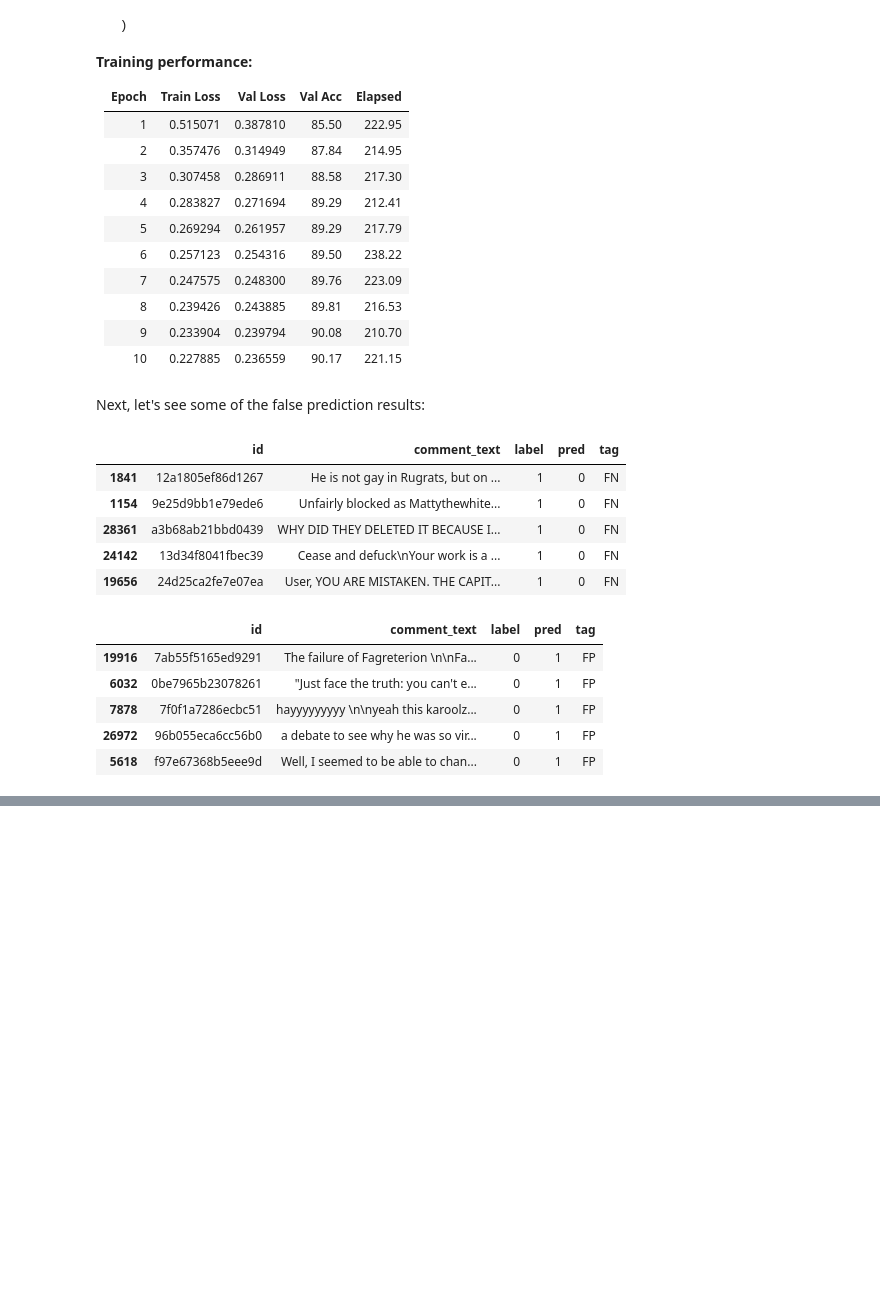
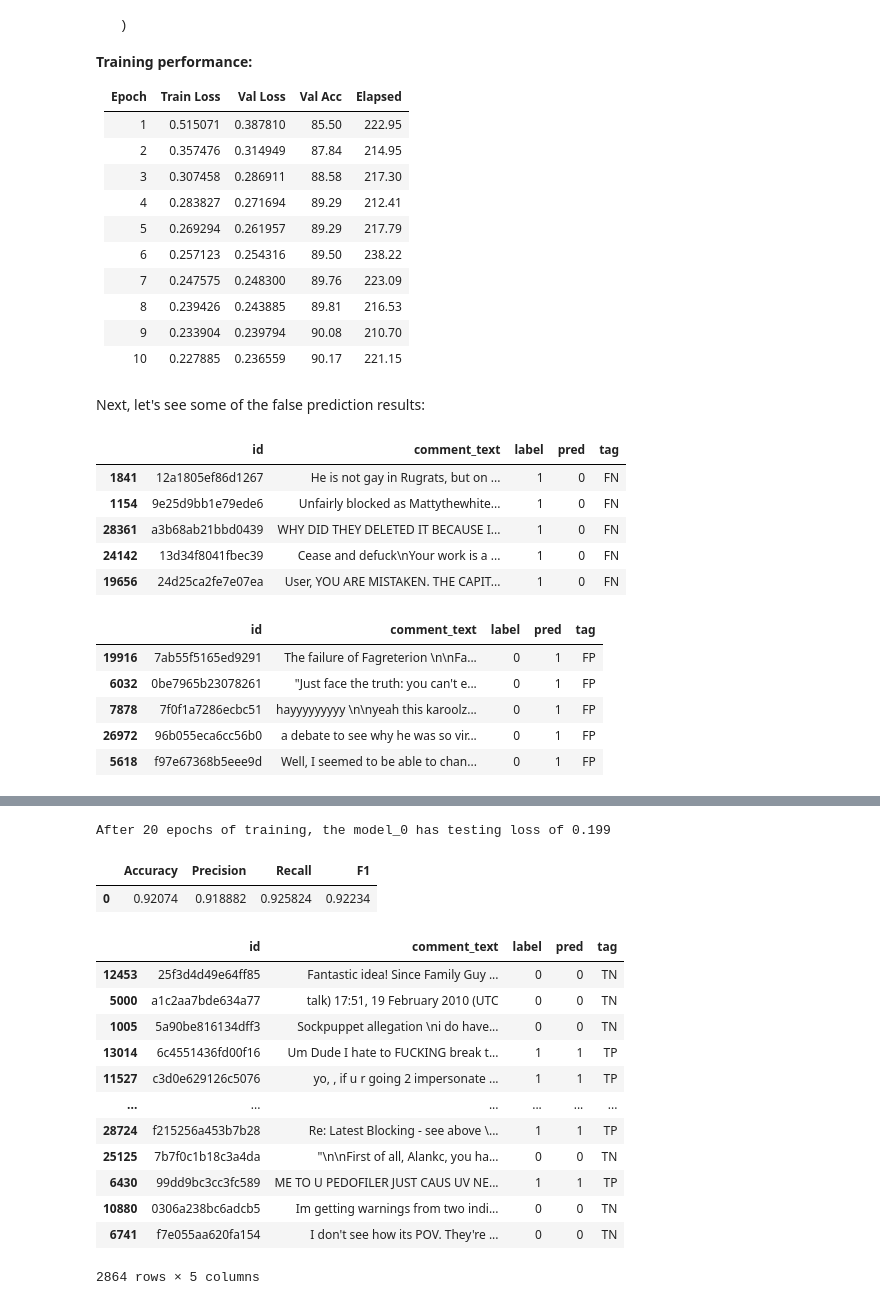
Before and after one commit to irsa-ashraf/toxic-language-filter, a Jupyter notebook: yifu/cnn/cnn_model.ipynb, the cells around one changed output, grey strips where cells are left out. Saved outputs shown, nothing was run; the diff lists cells and outputs as text; code cells hidden in the pictures; blank space fills up the shorter version.

```diff
--- a/yifu/cnn/cnn_model.ipynb
+++ b/yifu/cnn/cnn_model.ipynb
@@ -553,6 +560,14 @@ def get_predictions(model, test_dataloader):
     '''
     After the completion of each training epoch, measure the model's
     performance on our validation set.
+
+    Input:
+        model: best performed CNN_NLP model
+        test_dataloader: DataLoader for testing data
+
+    Return:
+        preds (list): predictions on testing data,
+        last batch might be dropped if not full
     '''
 
     model.eval()
@@ -581,6 +596,9 @@ def get_tag(row):
         label(0) - pred(0) = 0  ---> "TN" (excluding previous condition)
         label(0) - pred(1) = -1 ---> "FP" (excluding previous conditions)
         label(1) - pred(0) = 1  ---> "FN" (excluding previous conditions)
+
+    return: "TP", "TN", "FP", "FN" (4 tags)
+            and 'N/A' (not suppose to happen)
     '''
 
     pred = row["pred"]
@@ -602,8 +620,13 @@ def tag_performances(preds, df):
     '''
     take predictions from model on test_df, tag
     cases of prediction: "TP", "TN", "FP", "FN"
-    preds: [list]
-    test_data: [DataFrame]
+
+    Inputs:
+        preds (list): a list of predicions from model
+        df (DataFrame): test data in DataFrame form,
+                        the last column should be the true label
+    Return:
+        df (DataFrame) include testing data and predictions
     '''
 
     N = len(preds)
@@ -753 +782,9 @@ best_model_0_30, val_accuracies_0_30, val_losses_0_30, train_losses_0_30 = \
+# %%
+# # pickle the model
+# with open('best_model_0_20e.pkl', 'wb') as file:
+#     pickle.dump(best_model_0_20e, file)
+
+# load the pickled model
+with open('best_model_0_20e.pkl', 'rb') as file:
+    best_model_0_20e = pickle.load(file)
 # %%
@@ -761,3 +843,34 @@ plt.title('Validation accuracy of `best_model_0` (10 epochs)')
+# %%
+test_loss_0_20e, cm_0_20e = test_model(best_model_0_20e, test_dataloader)
+
+print("After 20 epochs of training, the model_0 has testing loss of {}"\
+      .format(round(test_loss_0_20e, 3)))
+# %% [output]
+After 20 epochs of training, the model_0 has testing loss of 0.199
+# %%
+eval_cm(cm_0_20e)
+# %% [output]
+|  | Accuracy | Precision | Recall | F1 |
+| 0 | 0.92074 | 0.918882 | 0.925824 | 0.92234 |
+# %%
+preds_0_20e = get_predictions(best_model_0_20e, test_dataloader)
+results_cnn_0_20e = tag_performances(preds_0_20e, test_df)
+# %%
+results_cnn_0_20e
+# %% [output]
+|  | id | comment_text | label | pred | tag |
+| 12453 | 25f3d4d49e64ff85 | Fantastic idea! Since Family Guy ... | 0 | 0 | TN |
+| 5000 | a1c2aa7bde634a77 | talk) 17:51, 19 February 2010 (UTC | 0 | 0 | TN |
+| 1005 | 5a90be816134dff3 | Sockpuppet allegation \ni do have... | 0 | 0 | TN |
+| 13014 | 6c4551436fd00f16 | Um Dude I hate to FUCKING break t... | 1 | 1 | TP |
+| 11527 | c3d0e629126c5076 | yo, , if u r going 2 impersonate ... | 1 | 1 | TP |
+| ... | ... | ... | ... | ... | ... |
+| 28724 | f215256a453b7b28 | Re: Latest Blocking - see above \... | 1 | 1 | TP |
+| 25125 | 7b7f0c1b18c3a4da | "\n\nFirst of all, Alankc, you ha... | 0 | 0 | TN |
+| 6430 | 99dd9bc3cc3fc589 | ME TO U PEDOFILER JUST CAUS UV NE... | 1 | 1 | TP |
+| 10880 | 0306a238bc6adcb5 | Im getting warnings from two indi... | 0 | 0 | TN |
+| 6741 | f7e055aa620fa154 | I don't see how its POV. They're ... | 0 | 0 | TN |
+2864 rows × 5 columns
 # %%
 
 # # pickle a model
```
Also changed, not shown: parts of 18 cells of this notebook, 4 other files.
